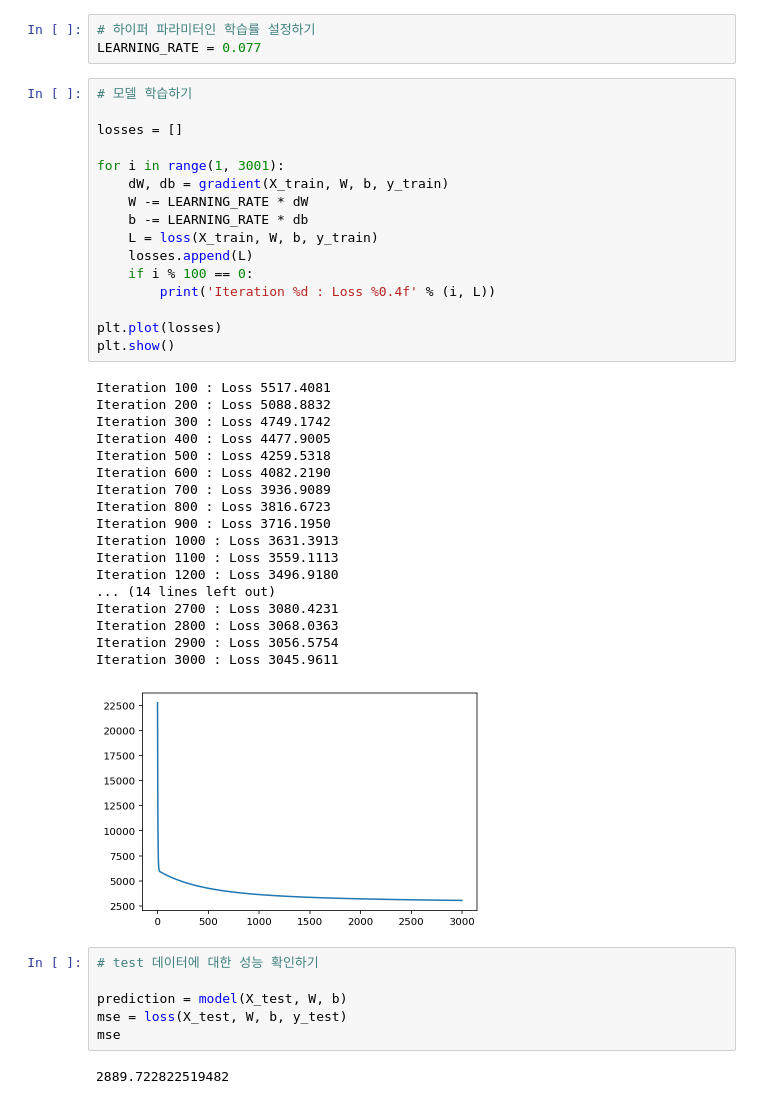
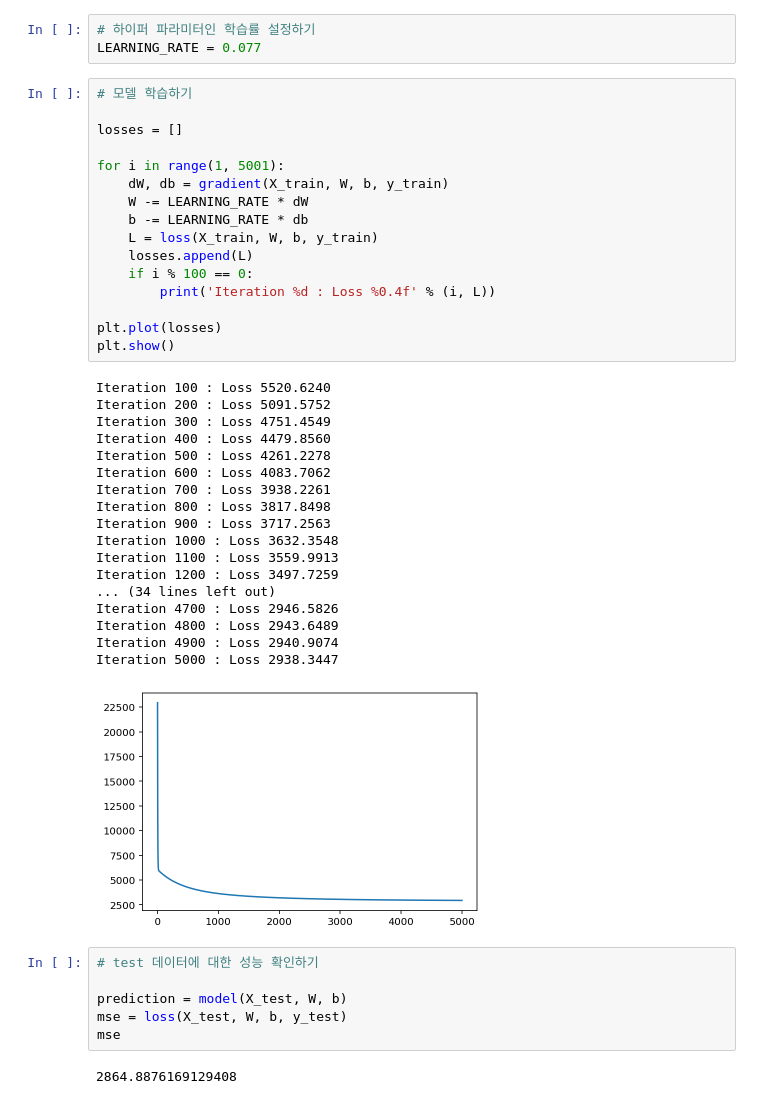
Before and after one commit to kmasta/AIFFEL_quest_rs, a Jupyter notebook: Exploration/Ex01/diabetes.ipynb, the cells around one changed output. Saved outputs shown, nothing was run; the diff lists cells and outputs as text.

Commit message:
[Ex01] change iteration - diabetes prj

```diff
--- a/Exploration/Ex01/diabetes.ipynb
+++ b/Exploration/Ex01/diabetes.ipynb
@@ -71,38 +71,38 @@ LEARNING_RATE = 0.077
 # %%
 # 모델 학습하기
 
 losses = []
 
-for i in range(1, 3001):
+for i in range(1, 5001):
     dW, db = gradient(X_train, W, b, y_train)
     W -= LEARNING_RATE * dW
     b -= LEARNING_RATE * db
     L = loss(X_train, W, b, y_train)
     losses.append(L)
     if i % 100 == 0:
         print('Iteration %d : Loss %0.4f' % (i, L))
 
 plt.plot(losses)
 plt.show()
 # %% [output]
-Iteration 100 : Loss 5517.4081
-Iteration 200 : Loss 5088.8832
-Iteration 300 : Loss 4749.1742
-Iteration 400 : Loss 4477.9005
-Iteration 500 : Loss 4259.5318
-Iteration 600 : Loss 4082.2190
-Iteration 700 : Loss 3936.9089
-Iteration 800 : Loss 3816.6723
-Iteration 900 : Loss 3716.1950
-Iteration 1000 : Loss 3631.3913
-Iteration 1100 : Loss 3559.1113
-Iteration 1200 : Loss 3496.9180
-... (14 lines left out)
-Iteration 2700 : Loss 3080.4231
-Iteration 2800 : Loss 3068.0363
-Iteration 2900 : Loss 3056.5754
-Iteration 3000 : Loss 3045.9611
+Iteration 100 : Loss 5520.6240
+Iteration 200 : Loss 5091.5752
+Iteration 300 : Loss 4751.4549
+Iteration 400 : Loss 4479.8560
+Iteration 500 : Loss 4261.2278
+Iteration 600 : Loss 4083.7062
+Iteration 700 : Loss 3938.2261
+Iteration 800 : Loss 3817.8498
+Iteration 900 : Loss 3717.2563
+Iteration 1000 : Loss 3632.3548
+Iteration 1100 : Loss 3559.9913
+Iteration 1200 : Loss 3497.7259
+... (34 lines left out)
+Iteration 4700 : Loss 2946.5826
+Iteration 4800 : Loss 2943.6489
+Iteration 4900 : Loss 2940.9074
+Iteration 5000 : Loss 2938.3447
-[figure, old version]
+[figure, new version]
 # %%
 # test 데이터에 대한 성능 확인하기
 
@@ -110,7 +110,7 @@ prediction = model(X_test, W, b)
 mse = loss(X_test, W, b, y_test)
 mse
 # %% [output]
-2889.722822519482
+2864.8876169129408
 # %%
 # 정답 데이터와 예측한 데이터 시각화하기
 ''' 모든 항목 시각화 확인
```
Also changed, not shown: parts of 1 cell of this notebook.
